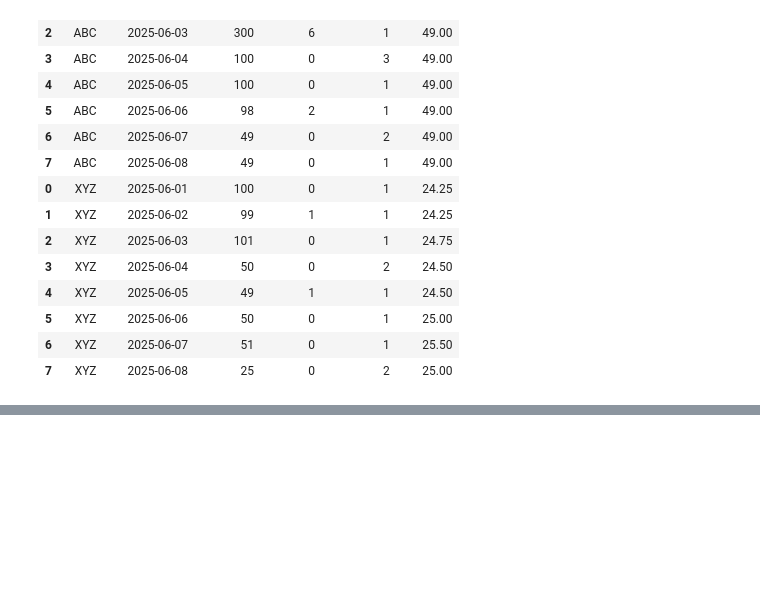
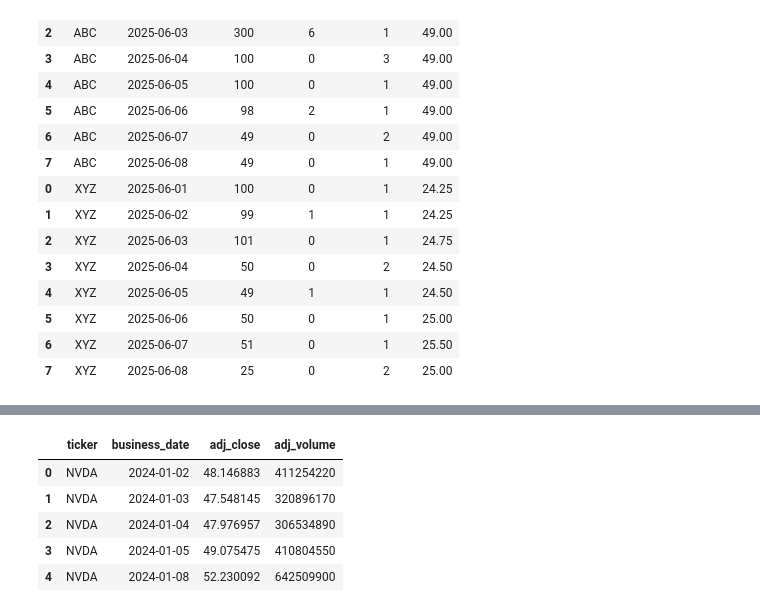
Before and after one commit to jzl4/financial-etl-poc, a Jupyter notebook: notebooks/notebook_2_staging_to_prod.ipynb, the cells around one changed output, grey strips where cells are left out. Cells and saved outputs as stored; diff of their text form; code cells hidden in the pictures; blank space fills up the shorter version.

```diff
--- a/notebooks/notebook_2_staging_to_prod.ipynb
+++ b/notebooks/notebook_2_staging_to_prod.ipynb
@@ -271,0 +347,18 @@ adj_corp_actions(df)
+# %%
+# Get the actual adj_fields from Tiingo's API and compare
+query = """
+select ticker, business_date, adj_close, adj_volume
+from tbl_tiingo_daily_staging
+where ticker = 'NVDA'
+order by business_date;
+"""
+
+df_NVDA_adj_tiingo = sql_query_as_df(query, cursor)
+df_NVDA_adj_tiingo.head(n = 5)
+# %% [output]
+|  | ticker | business_date | adj_close | adj_volume |
+| 0 | NVDA | 2024-01-02 | 48.146883 | 411254220 |
+| 1 | NVDA | 2024-01-03 | 47.548145 | 320896170 |
+| 2 | NVDA | 2024-01-04 | 47.976957 | 306534890 |
+| 3 | NVDA | 2024-01-05 | 49.075475 | 410804550 |
+| 4 | NVDA | 2024-01-08 | 52.230092 | 642509900 |
```
Also changed, not shown: parts of 8 cells of this notebook.
